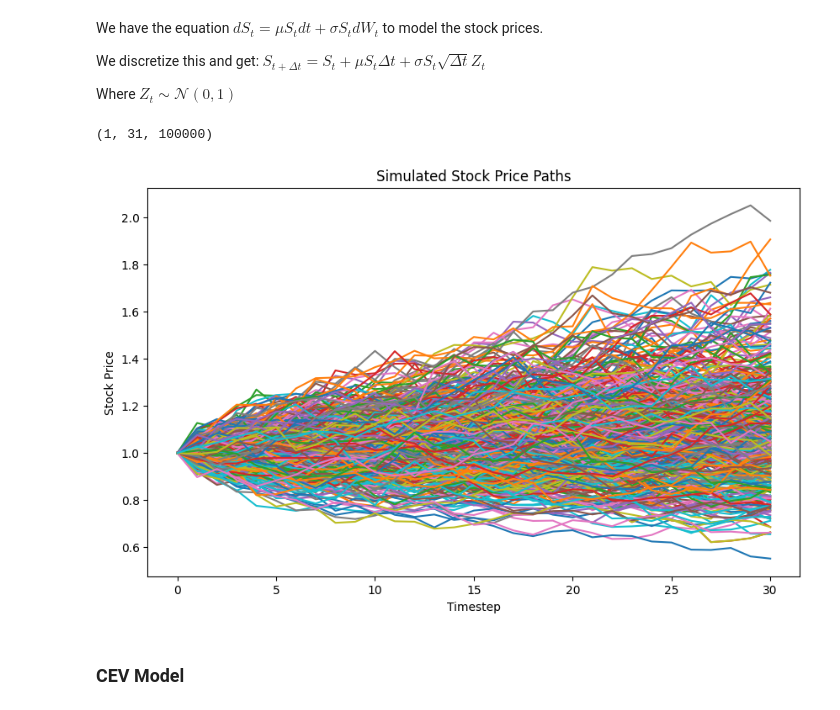
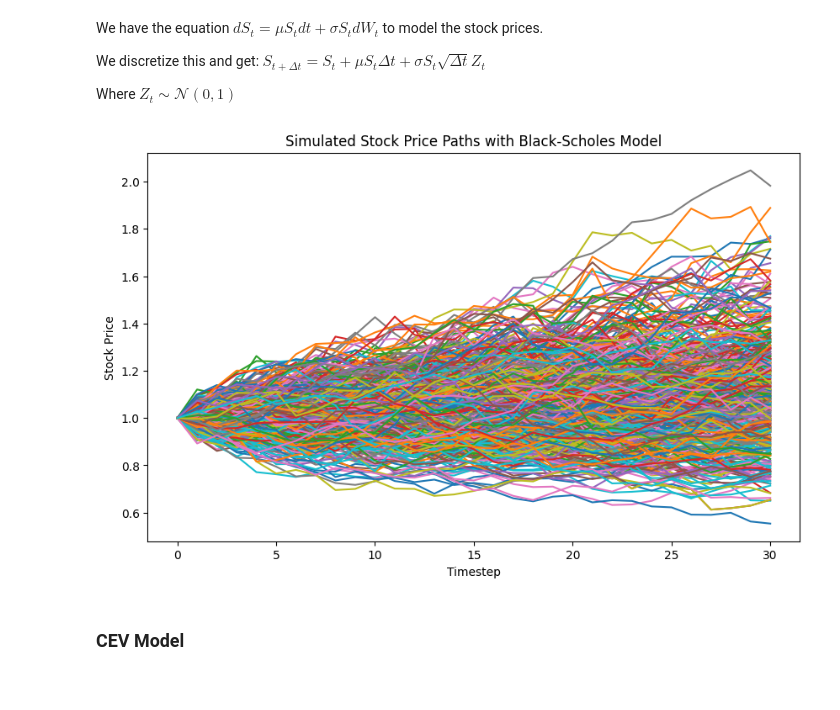
Before and after one commit to nhundo99/DeepFinance, a Jupyter notebook: project.ipynb, the cells around one changed output. Saved outputs shown, nothing was run; the diff lists cells and outputs as text; code cells hidden in the pictures.

```diff
--- a/project.ipynb
+++ b/project.ipynb
@@ -38,31 +40,25 @@ samples_Z_1 = np.random.normal(loc=0, scale=1, size=(m, N+1,R))
 # %%
 BS_price_paths = np.zeros((m, N+1, R))
 BS_price_paths[0, 0, :] = S0
-# %%
-samples_Z_1.shape
-# %% [output]
-(1, 31, 100000)
 # %%
 for i in range(R):
     S_t = S0
-    log_S_t = np.log(S0)
     for j in range(N):
         sample = samples_Z_1[0, j, i]
-        log_S_t += (mu - 0.5 * sigma**2) * T/N + sigma * np.sqrt(T/N) * sample
-        S_t = np.exp(log_S_t)
+        S_t += mu * S_t * T/N + sigma * S_t * np.sqrt(T/N) * sample
         BS_price_paths[0, j+1, i] = S_t
 # %%
 plt.figure(figsize=(10, 6))
 paths = np.random.choice(R, 500)
 for i in paths:
     plt.plot(BS_price_paths[0, :,i])# , label=f'Path {i+1}')
 plt.xlabel('Timestep')
 plt.ylabel('Stock Price')
-plt.title('Simulated Stock Price Paths')
+plt.title('Simulated Stock Price Paths with Black-Scholes Model')
 # plt.legend()
 plt.show()
 # %% [output]
-[figure, old version]
+[figure, new version]
 # %% [markdown]
 ### CEV Model
 # %% [markdown]
```
Also changed, not shown: parts of 15 cells of this notebook.
